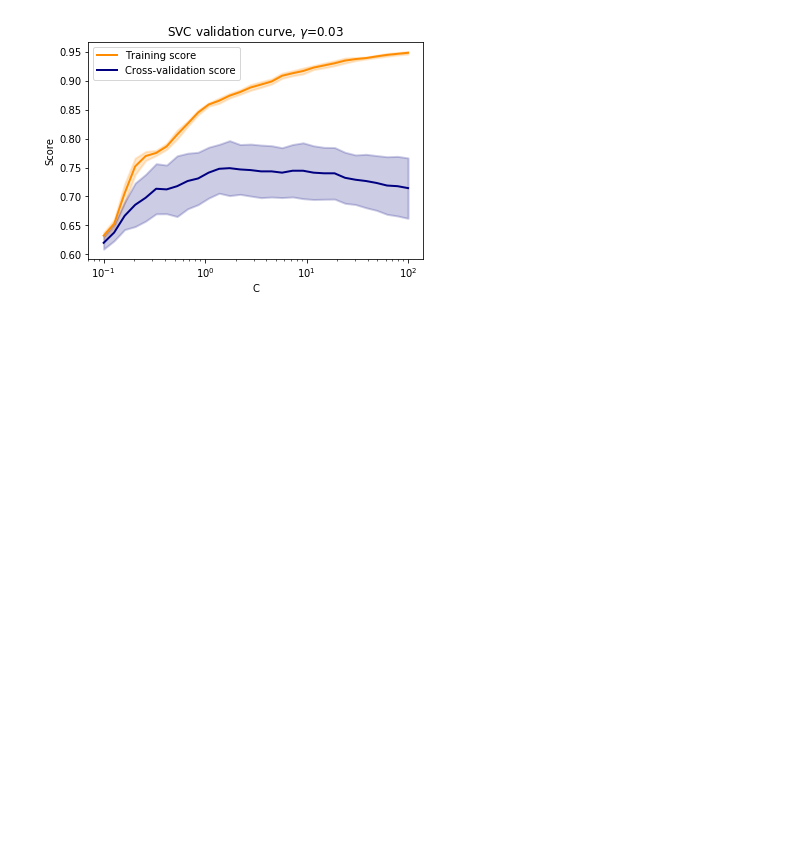
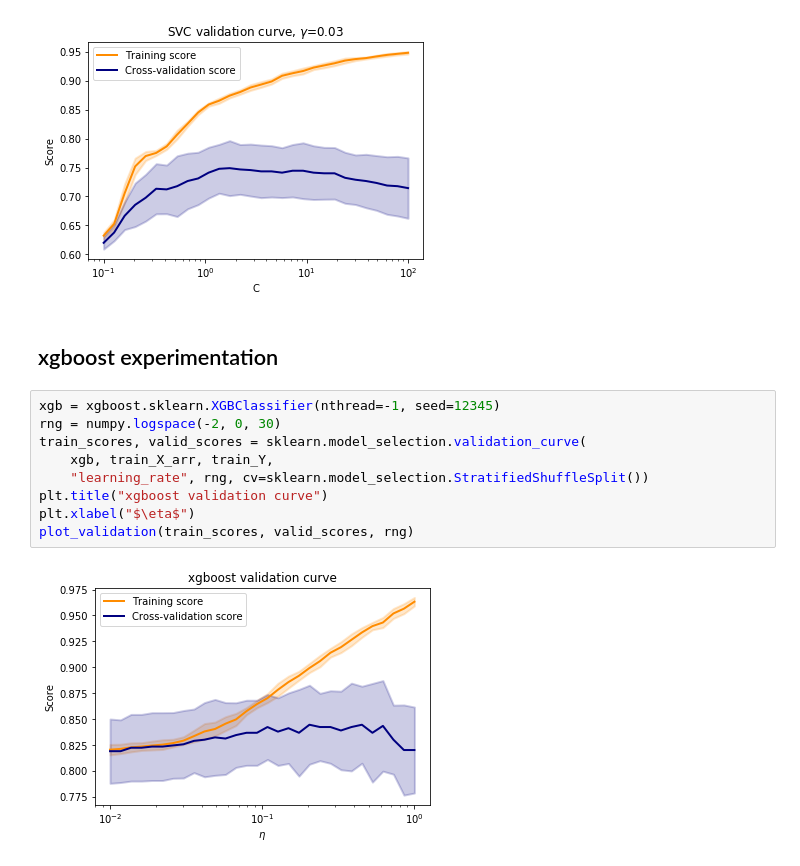
Before and after one commit to Hodapp87/kaggle-titanic, a Jupyter notebook: Scratch for Titanic competition on Kaggle.ipynb, the cells around one changed output. Saved outputs shown, nothing was run; the diff lists cells and outputs as text; blank space fills up the shorter version.

Commit message:
Added some xgboost experimentation

```diff
--- a/Scratch for Titanic competition on Kaggle.ipynb
+++ b/Scratch for Titanic competition on Kaggle.ipynb
@@ -231,3 +231,16 @@ plt.xlabel("C")
 plot_validation(train_scores, valid_scores, rng)
 # %% [output]
 [figure]
+# %% [markdown]
+## xgboost experimentation
+# %%
+xgb = xgboost.sklearn.XGBClassifier(nthread=-1, seed=12345)
+rng = numpy.logspace(-2, 0, 30)
+train_scores, valid_scores = sklearn.model_selection.validation_curve(
+    xgb, train_X_arr, train_Y,
+    "learning_rate", rng, cv=sklearn.model_selection.StratifiedShuffleSplit())
+plt.title("xgboost validation curve")
+plt.xlabel("$\eta$")
+plot_validation(train_scores, valid_scores, rng)
+# %% [output]
+[figure, added]
```
Also changed, not shown: parts of 3 cells of this notebook.
